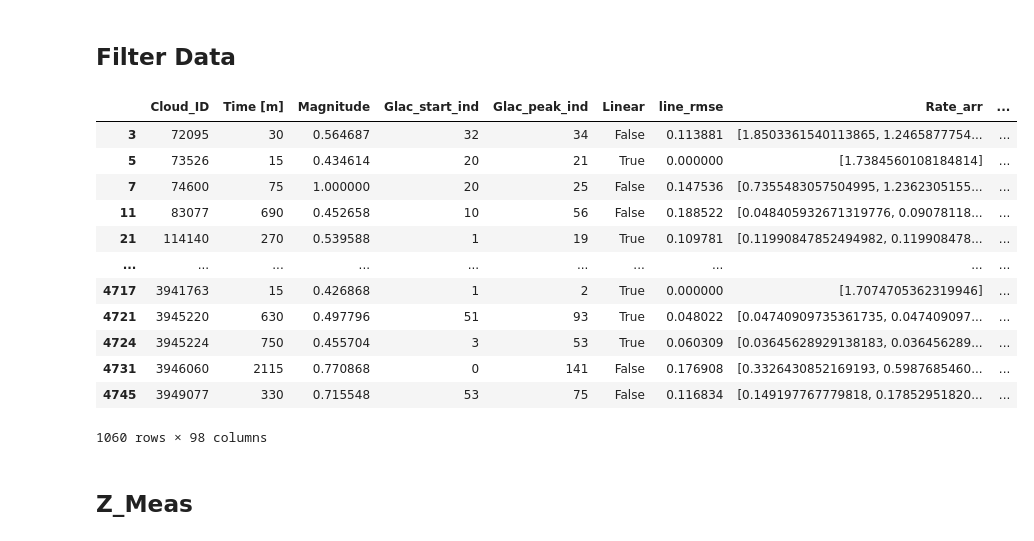
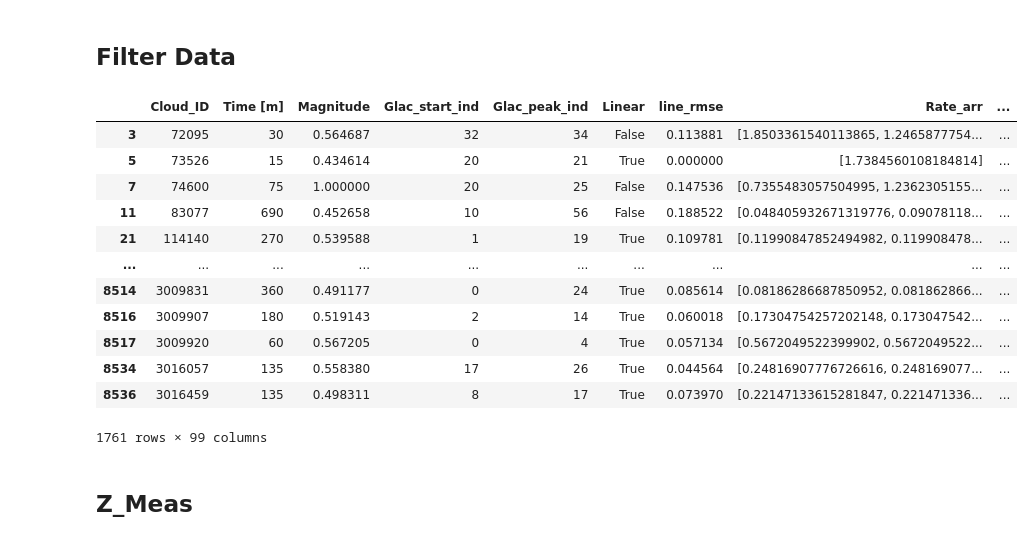
Before and after one commit to DragomirNikolov/MSGI, a Jupyter notebook: plotting/Bulk/ICOT_threshold.ipynb, the cells around one changed output. Drawn from its saved outputs; the diff is of its cells as text; code cells hidden in the pictures.

```diff
--- a/plotting/Bulk/ICOT_threshold.ipynb
+++ b/plotting/Bulk/ICOT_threshold.ipynb
@@ -398,7 +398,7 @@ def calculate_ct_depth(row, cod_threshold=0.2):
 # %%
 # Calculate total optical depth per cloud
 bulk_data_df_split["2km_cot"] = bulk_data_df_split.apply(lambda row: optical_depth_path(row)["tau"][-1], axis=1)
-bulk_data_df_split["continious_cloud"] = bulk_data_df_split.apply(lambda row: ((optical_depth_path(row)["tau"][1:]-optical_depth_path(row)["tau"][:-1])>5*1e-4)[:18].all(), axis=1)
+bulk_data_df_split["continious_cloud"] = bulk_data_df_split.apply(lambda row: ((optical_depth_path(row)["tau"][1:]-optical_depth_path(row)["tau"][:-1])>5*1e-4)[:20].all(), axis=1)
 bulk_data_df_split["ct_depth"]=bulk_data_df_split.apply(calculate_ct_depth,axis=1)
 # %%
 (bulk_data_df_split["ct_depth"].isna()).value_counts()
@@ -648,41 +648,41 @@ bulk_data_df_split["is_maritime"] = bulk_data_df_split.apply(lambda row: (row["s
 # %%
 # Filter only for clouds that survive after glaciation
 bulk_data_colocated = bulk_data_df_split[bulk_data_df_split["val_seviri_coincidence"]]
 bulk_data_filtered = bulk_data_colocated[bulk_data_colocated.track_length / pd.Timedelta(minutes=15) > bulk_data_colocated["Glac_peak_ind"]]
 # Filter for cloud lifetime - not too long
 # bulk_data_filtered = bulk_data_filtered[bulk_data_filtered.track_length < pd.Timedelta(hours=12)]
 
 # Filter for significant bulk optical thickness
 bulk_data_filtered = bulk_data_filtered[bulk_data_filtered["2km_cot"]>0.3]
 # Select only one pass where 2 are available
 bulk_data_filtered = bulk_data_filtered.drop_duplicates(subset="Cloud_ID", keep="first")
 # Filter for cclouds where extinction doesn't drop in the 2 kilometers
 bulk_data_filtered = bulk_data_filtered[bulk_data_filtered["continious_cloud"]]
 # Filter for cloud type
-# bulk_data_filtered= bulk_data_filtered[bulk_data_filtered["Cloud type"].isin(["Altostratus", "Nimbostratus", "Stratocumulus", "Stratus"])]
-bulk_data_filtered= bulk_data_filtered[~bulk_data_filtered["Cloud type"].isin(["Deep convection", "Cirrus", "Cirrostratus"])]
+bulk_data_filtered= bulk_data_filtered[bulk_data_filtered["Cloud type"].isin(["Altostratus", "Nimbostratus", "Stratocumulus", "Stratus"])]
+# bulk_data_filtered= bulk_data_filtered[~bulk_data_filtered["Cloud type"].isin(["Deep convection", "Cirrus", "Cirrostratus"])]
 # Remove clouds outside measurement boundaries
 bulk_data_filtered = bulk_data_filtered[bulk_data_filtered.avg_ctt-273.15 < 0]
 bulk_data_filtered = bulk_data_filtered[bulk_data_filtered.avg_ctt-273.15 > -36]
 # Take only maritime clouds
 # bulk_data_filtered = bulk_data_filtered[bulk_data_filtered["is_maritime"]]
 # bulk_data_filtered= bulk_data_filtered[bulk_data_filtered["Hemisphere"]=="South"]
 # stats_by_rel_time = generate_stats_by_rel_time(bulk_data_filtered, mode="mean")
 bulk_data_filtered
 # %% [output]
 |  | Cloud_ID | Time [m] | Magnitude | Glac_start_ind | Glac_peak_ind | Linear | line_rmse | Rate_arr | ... |
 | 3 | 72095 | 30 | 0.564687 | 32 | 34 | False | 0.113881 | [1.8503361540113865, 1.2465877754... | ... |
 | 5 | 73526 | 15 | 0.434614 | 20 | 21 | True | 0.000000 | [1.7384560108184814] | ... |
 | 7 | 74600 | 75 | 1.000000 | 20 | 25 | False | 0.147536 | [0.7355483057504995, 1.2362305155... | ... |
 | 11 | 83077 | 690 | 0.452658 | 10 | 56 | False | 0.188522 | [0.048405932671319776, 0.09078118... | ... |
 | 21 | 114140 | 270 | 0.539588 | 1 | 19 | True | 0.109781 | [0.11990847852494982, 0.119908478... | ... |
 | ... | ... | ... | ... | ... | ... | ... | ... | ... | ... |
-| 4717 | 3941763 | 15 | 0.426868 | 1 | 2 | True | 0.000000 | [1.7074705362319946] | ... |
-| 4721 | 3945220 | 630 | 0.497796 | 51 | 93 | True | 0.048022 | [0.04740909735361735, 0.047409097... | ... |
-| 4724 | 3945224 | 750 | 0.455704 | 3 | 53 | True | 0.060309 | [0.03645628929138183, 0.036456289... | ... |
-| 4731 | 3946060 | 2115 | 0.770868 | 0 | 141 | False | 0.176908 | [0.3326430852169193, 0.5987685460... | ... |
-| 4745 | 3949077 | 330 | 0.715548 | 53 | 75 | False | 0.116834 | [0.149197767779818, 0.17852951820... | ... |
+| 8514 | 3009831 | 360 | 0.491177 | 0 | 24 | True | 0.085614 | [0.08186286687850952, 0.081862866... | ... |
+| 8516 | 3009907 | 180 | 0.519143 | 2 | 14 | True | 0.060018 | [0.17304754257202148, 0.173047542... | ... |
+| 8517 | 3009920 | 60 | 0.567205 | 0 | 4 | True | 0.057134 | [0.5672049522399902, 0.5672049522... | ... |
+| 8534 | 3016057 | 135 | 0.558380 | 17 | 26 | True | 0.044564 | [0.24816907776726616, 0.248169077... | ... |
+| 8536 | 3016459 | 135 | 0.498311 | 8 | 17 | True | 0.073970 | [0.22147133615281847, 0.221471336... | ... |
-1060 rows × 98 columns
+1761 rows × 99 columns
 # %% [markdown]
 ## Z_Meas
 # %%
```
Also changed, not shown: parts of 33 cells of this notebook, 6 other files.
